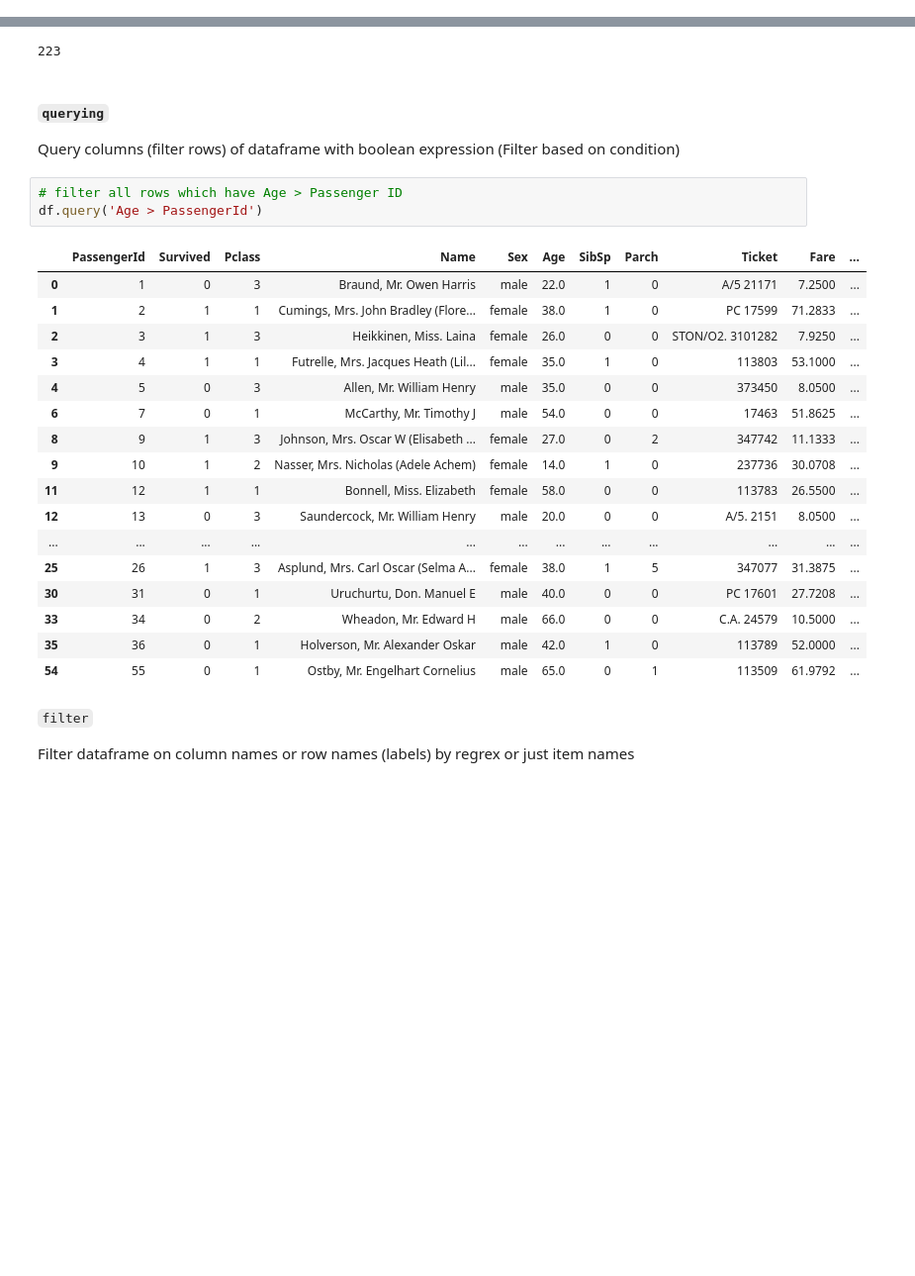
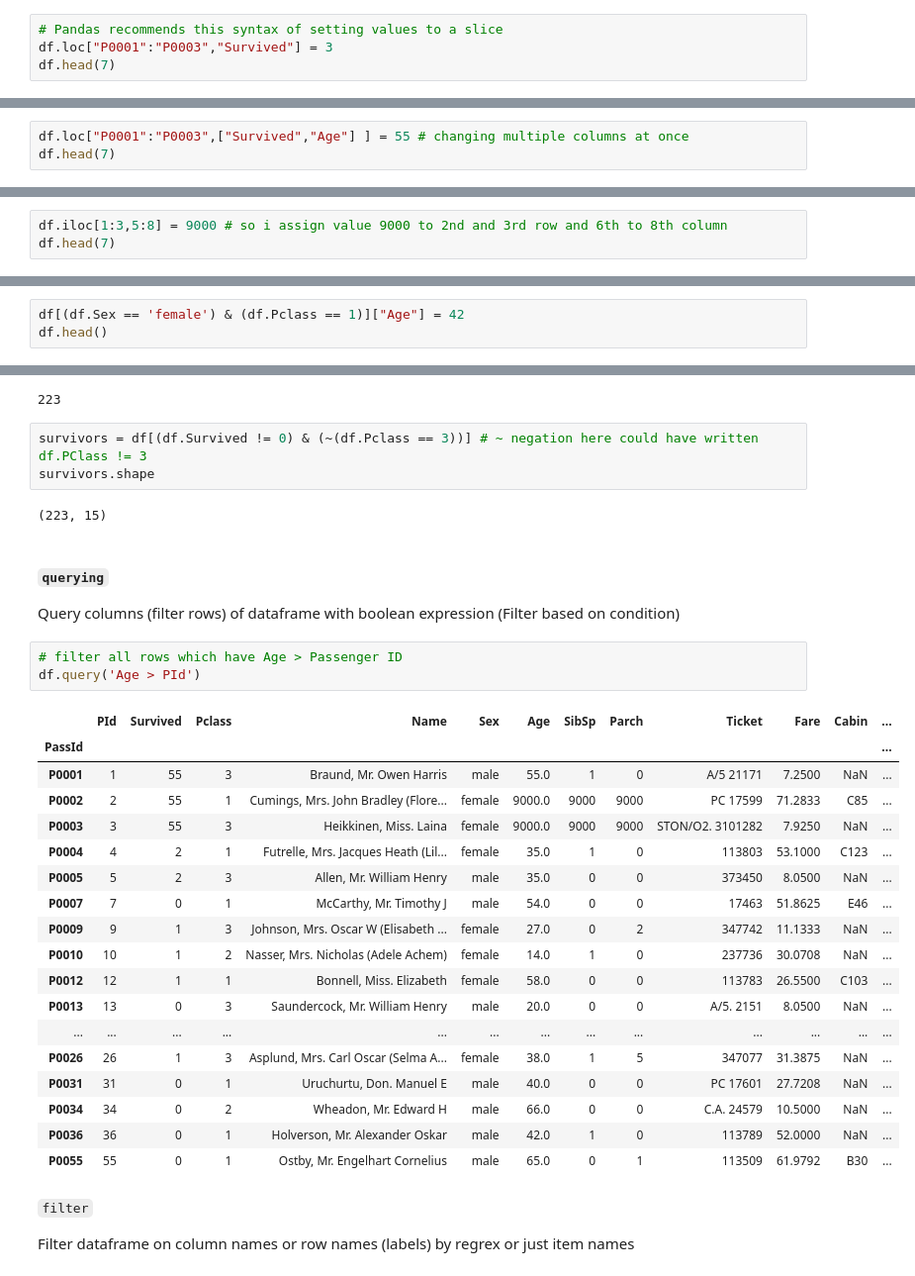
Before and after one commit to ValRCS/Python_Data_Analysis_Forecasting, a Jupyter notebook: notebooks/pandas_cheatsheet.ipynb, the cells around one changed output, grey strips where cells are left out. Shown: that part at 99% size. Drawn from its saved outputs; the diff is of its cells as text; blank space fills up the shorter version.

Commit message:
Filtering functions in Pandas

```diff
--- a/notebooks/pandas_cheatsheet.ipynb
+++ b/notebooks/pandas_cheatsheet.ipynb
@@ -698,0 +780,4 @@ df.loc["P0001":"P0003",['Name',"Age"]]
+# %%
+# Pandas recommends this syntax of setting values to a slice
+df.loc["P0001":"P0003","Survived"] = 3
+df.head(7)
@@ -698,0 +794,3 @@ df.loc["P0001":"P0003",['Name',"Age"]]
+# %%
+df.loc["P0001":"P0003",["Survived","Age"] ] = 55 # changing multiple columns at once
+df.head(7)
@@ -698,0 +807,3 @@ df.loc["P0001":"P0003",['Name',"Age"]]
+# %%
+df.iloc[1:3,5:8] = 9000 # so i assign value 9000 to 2nd and 3rd row and 6th to 8th column
+df.head(7)
@@ -737,0 +913,3 @@ df[(df.Sex == 'female') | (df.iloc[:,2] == 1) ].iloc[:3] # () are important
+# %%
+df[(df.Sex == 'female') & (df.Pclass == 1)]["Age"] = 42
+df.head()
@@ -775,30 +986,36 @@ sum((df.Age > 25) & (df.Sex == 'male'))/df.shape[0]
 sum((df.Survived != 0) & (~(df.Pclass == 3)) )
 # %% [output]
 223
+# %%
+survivors = df[(df.Survived != 0) & (~(df.Pclass == 3))] # ~ negation here could have written df.PClass != 3
+survivors.shape
+# %% [output]
+(223, 15)
 # %% [markdown]
 #### `querying`
 Query columns (filter rows) of dataframe with boolean expression (Filter based on condition)
 # %%
 # filter all rows which have Age > Passenger ID
-df.query('Age > PassengerId')
+df.query('Age > PId')
 # %% [output]
-|  | PassengerId | Survived | Pclass | Name | Sex | Age | SibSp | Parch | Ticket | Fare | ... |
-| 0 | 1 | 0 | 3 | Braund, Mr. Owen Harris | male | 22.0 | 1 | 0 | A/5 21171 | 7.2500 | ... |
-| 1 | 2 | 1 | 1 | Cumings, Mrs. John Bradley (Flore... | female | 38.0 | 1 | 0 | PC 17599 | 71.2833 | ... |
-| 2 | 3 | 1 | 3 | Heikkinen, Miss. Laina | female | 26.0 | 0 | 0 | STON/O2. 3101282 | 7.9250 | ... |
-| 3 | 4 | 1 | 1 | Futrelle, Mrs. Jacques Heath (Lil... | female | 35.0 | 1 | 0 | 113803 | 53.1000 | ... |
-| 4 | 5 | 0 | 3 | Allen, Mr. William Henry | male | 35.0 | 0 | 0 | 373450 | 8.0500 | ... |
-| 6 | 7 | 0 | 1 | McCarthy, Mr. Timothy J | male | 54.0 | 0 | 0 | 17463 | 51.8625 | ... |
-| 8 | 9 | 1 | 3 | Johnson, Mrs. Oscar W (Elisabeth ... | female | 27.0 | 0 | 2 | 347742 | 11.1333 | ... |
-| 9 | 10 | 1 | 2 | Nasser, Mrs. Nicholas (Adele Achem) | female | 14.0 | 1 | 0 | 237736 | 30.0708 | ... |
-| 11 | 12 | 1 | 1 | Bonnell, Miss. Elizabeth | female | 58.0 | 0 | 0 | 113783 | 26.5500 | ... |
-| 12 | 13 | 0 | 3 | Saundercock, Mr. William Henry | male | 20.0 | 0 | 0 | A/5. 2151 | 8.0500 | ... |
-| ... | ... | ... | ... | ... | ... | ... | ... | ... | ... | ... | ... |
-| 25 | 26 | 1 | 3 | Asplund, Mrs. Carl Oscar (Selma A... | female | 38.0 | 1 | 5 | 347077 | 31.3875 | ... |
-| 30 | 31 | 0 | 1 | Uruchurtu, Don. Manuel E | male | 40.0 | 0 | 0 | PC 17601 | 27.7208 | ... |
-| 33 | 34 | 0 | 2 | Wheadon, Mr. Edward H | male | 66.0 | 0 | 0 | C.A. 24579 | 10.5000 | ... |
-| 35 | 36 | 0 | 1 | Holverson, Mr. Alexander Oskar | male | 42.0 | 1 | 0 | 113789 | 52.0000 | ... |
-| 54 | 55 | 0 | 1 | Ostby, Mr. Engelhart Cornelius | male | 65.0 | 0 | 1 | 113509 | 61.9792 | ... |
+|  | PId | Survived | Pclass | Name | Sex | Age | SibSp | Parch | Ticket | Fare | Cabin | ... |
+| PassId |  |  |  |  |  |  |  |  |  |  |  | ... |
+| P0001 | 1 | 55 | 3 | Braund, Mr. Owen Harris | male | 55.0 | 1 | 0 | A/5 21171 | 7.2500 | NaN | ... |
+| P0002 | 2 | 55 | 1 | Cumings, Mrs. John Bradley (Flore... | female | 9000.0 | 9000 | 9000 | PC 17599 | 71.2833 | C85 | ... |
+| P0003 | 3 | 55 | 3 | Heikkinen, Miss. Laina | female | 9000.0 | 9000 | 9000 | STON/O2. 3101282 | 7.9250 | NaN | ... |
+| P0004 | 4 | 2 | 1 | Futrelle, Mrs. Jacques Heath (Lil... | female | 35.0 | 1 | 0 | 113803 | 53.1000 | C123 | ... |
+| P0005 | 5 | 2 | 3 | Allen, Mr. William Henry | male | 35.0 | 0 | 0 | 373450 | 8.0500 | NaN | ... |
+| P0007 | 7 | 0 | 1 | McCarthy, Mr. Timothy J | male | 54.0 | 0 | 0 | 17463 | 51.8625 | E46 | ... |
+| P0009 | 9 | 1 | 3 | Johnson, Mrs. Oscar W (Elisabeth ... | female | 27.0 | 0 | 2 | 347742 | 11.1333 | NaN | ... |
+| P0010 | 10 | 1 | 2 | Nasser, Mrs. Nicholas (Adele Achem) | female | 14.0 | 1 | 0 | 237736 | 30.0708 | NaN | ... |
+| P0012 | 12 | 1 | 1 | Bonnell, Miss. Elizabeth | female | 58.0 | 0 | 0 | 113783 | 26.5500 | C103 | ... |
+| P0013 | 13 | 0 | 3 | Saundercock, Mr. William Henry | male | 20.0 | 0 | 0 | A/5. 2151 | 8.0500 | NaN | ... |
+| ... | ... | ... | ... | ... | ... | ... | ... | ... | ... | ... | ... | ... |
+| P0026 | 26 | 1 | 3 | Asplund, Mrs. Carl Oscar (Selma A... | female | 38.0 | 1 | 5 | 347077 | 31.3875 | NaN | ... |
+| P0031 | 31 | 0 | 1 | Uruchurtu, Don. Manuel E | male | 40.0 | 0 | 0 | PC 17601 | 27.7208 | NaN | ... |
+| P0034 | 34 | 0 | 2 | Wheadon, Mr. Edward H | male | 66.0 | 0 | 0 | C.A. 24579 | 10.5000 | NaN | ... |
+| P0036 | 36 | 0 | 1 | Holverson, Mr. Alexander Oskar | male | 42.0 | 1 | 0 | 113789 | 52.0000 | NaN | ... |
+| P0055 | 55 | 0 | 1 | Ostby, Mr. Engelhart Cornelius | male | 65.0 | 0 | 1 | 113509 | 61.9792 | B30 | ... |
 # %% [markdown]
 `filter`
 
```
Also changed, not shown: parts of 42 cells of this notebook.
